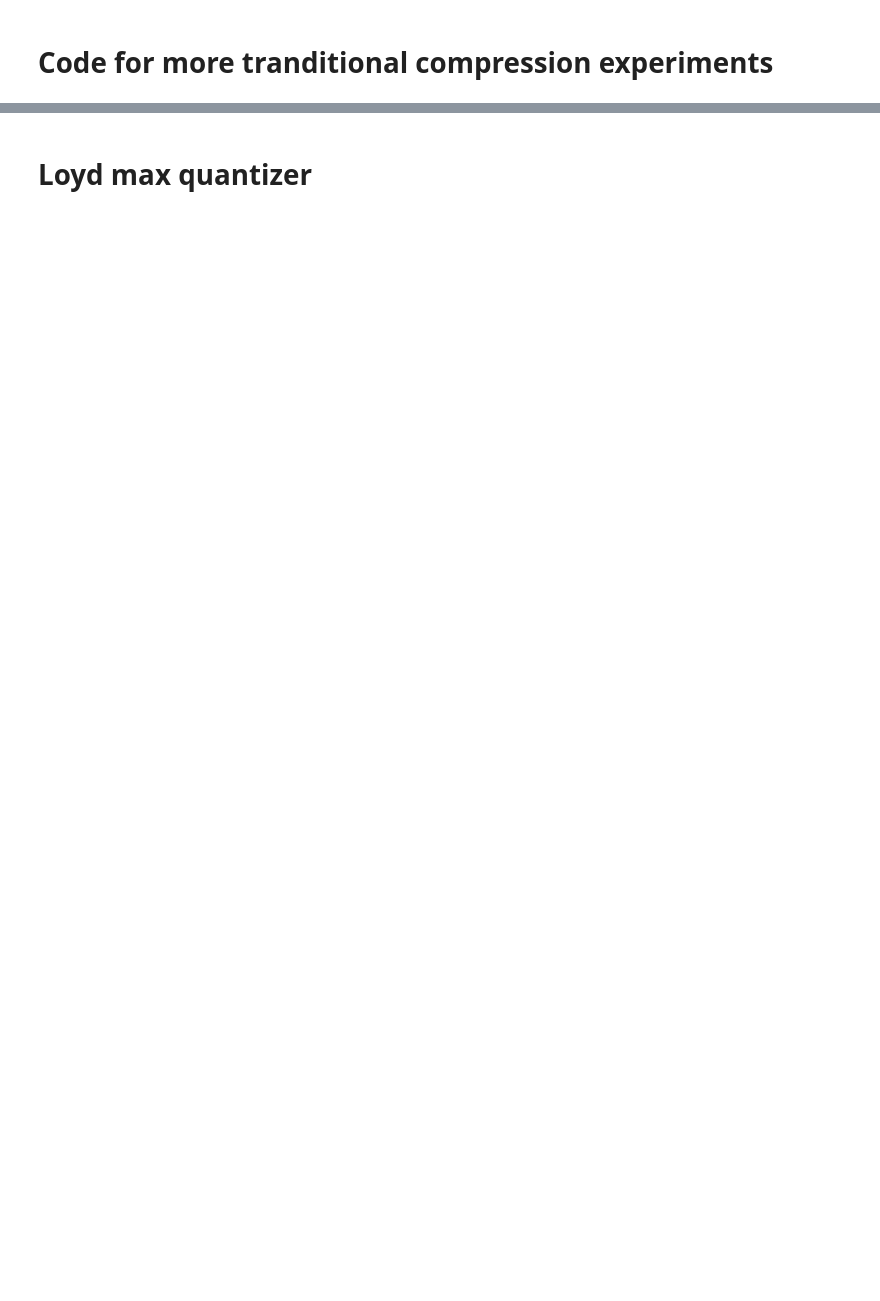
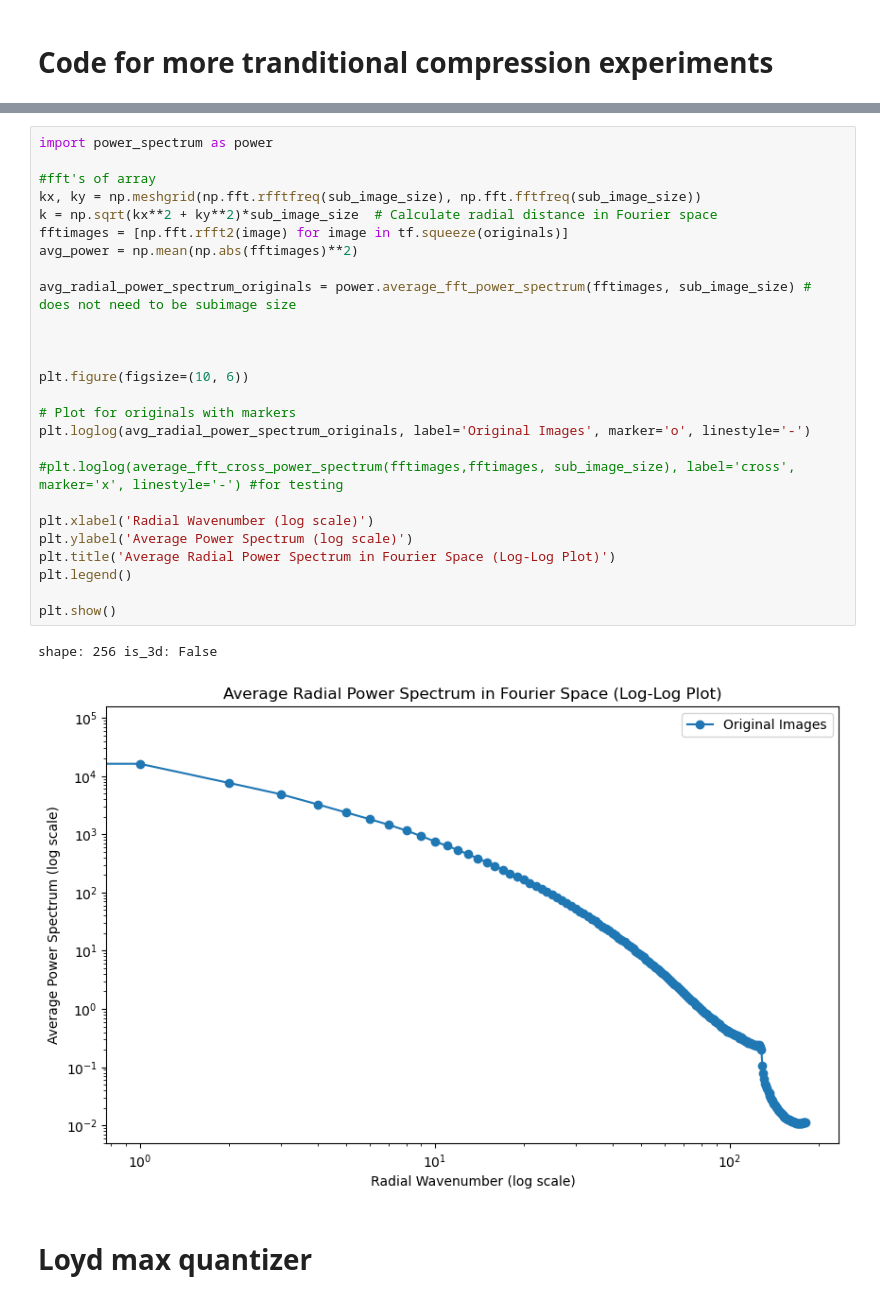
Before and after one commit to astromcquinn/weaklensing_ML, a Jupyter notebook: manual_compression.ipynb, the cells around one changed output, grey strips where cells are left out. Saved outputs shown, nothing was run; the diff lists cells and outputs as text; blank space fills up the shorter version.

```diff
--- a/manual_compression.ipynb
+++ b/manual_compression.ipynb
@@ -416,3 +160,32 @@ image 9
+# %%
+import power_spectrum as power
+
+#fft's of array
+kx, ky = np.meshgrid(np.fft.rfftfreq(sub_image_size), np.fft.fftfreq(sub_image_size))
+k = np.sqrt(kx**2 + ky**2)*sub_image_size  # Calculate radial distance in Fourier space
+fftimages = [np.fft.rfft2(image) for image in tf.squeeze(originals)]
+avg_power = np.mean(np.abs(fftimages)**2)
+
+avg_radial_power_spectrum_originals = power.average_fft_power_spectrum(fftimages, sub_image_size) # does not need to be subimage size
+
+
+
+plt.figure(figsize=(10, 6))
+
+# Plot for originals with markers
+plt.loglog(avg_radial_power_spectrum_originals, label='Original Images', marker='o', linestyle='-')
+
+#plt.loglog(average_fft_cross_power_spectrum(fftimages,fftimages, sub_image_size), label='cross', marker='x', linestyle='-') #for testing
+
+plt.xlabel('Radial Wavenumber (log scale)')
+plt.ylabel('Average Power Spectrum (log scale)')
+plt.title('Average Radial Power Spectrum in Fourier Space (Log-Log Plot)')
+plt.legend()
+
+plt.show()
+# %% [output]
+shape: 256 is_3d: False
+[figure, added]
 # %% [markdown]
 # Loyd max quantizer
 # %%
```
Also changed, not shown: parts of 24 cells of this notebook.
